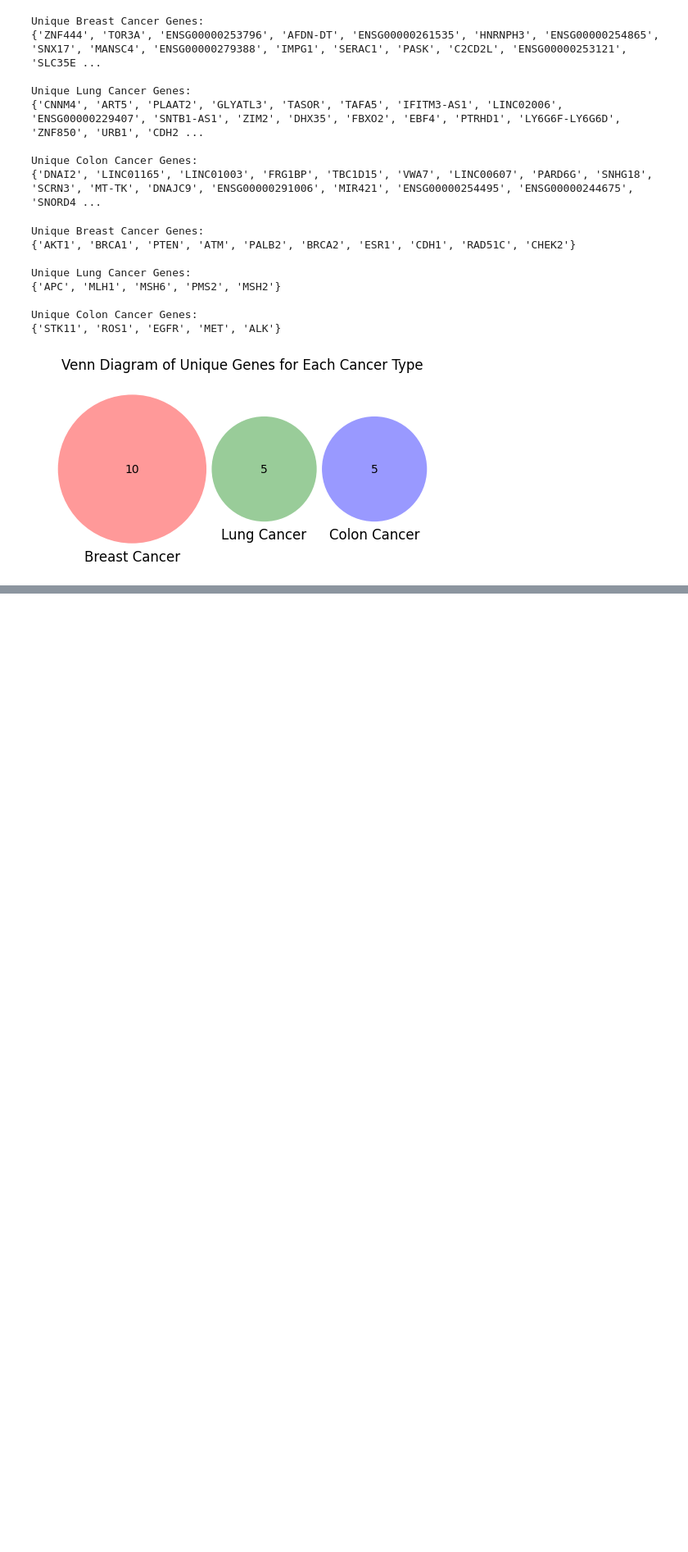
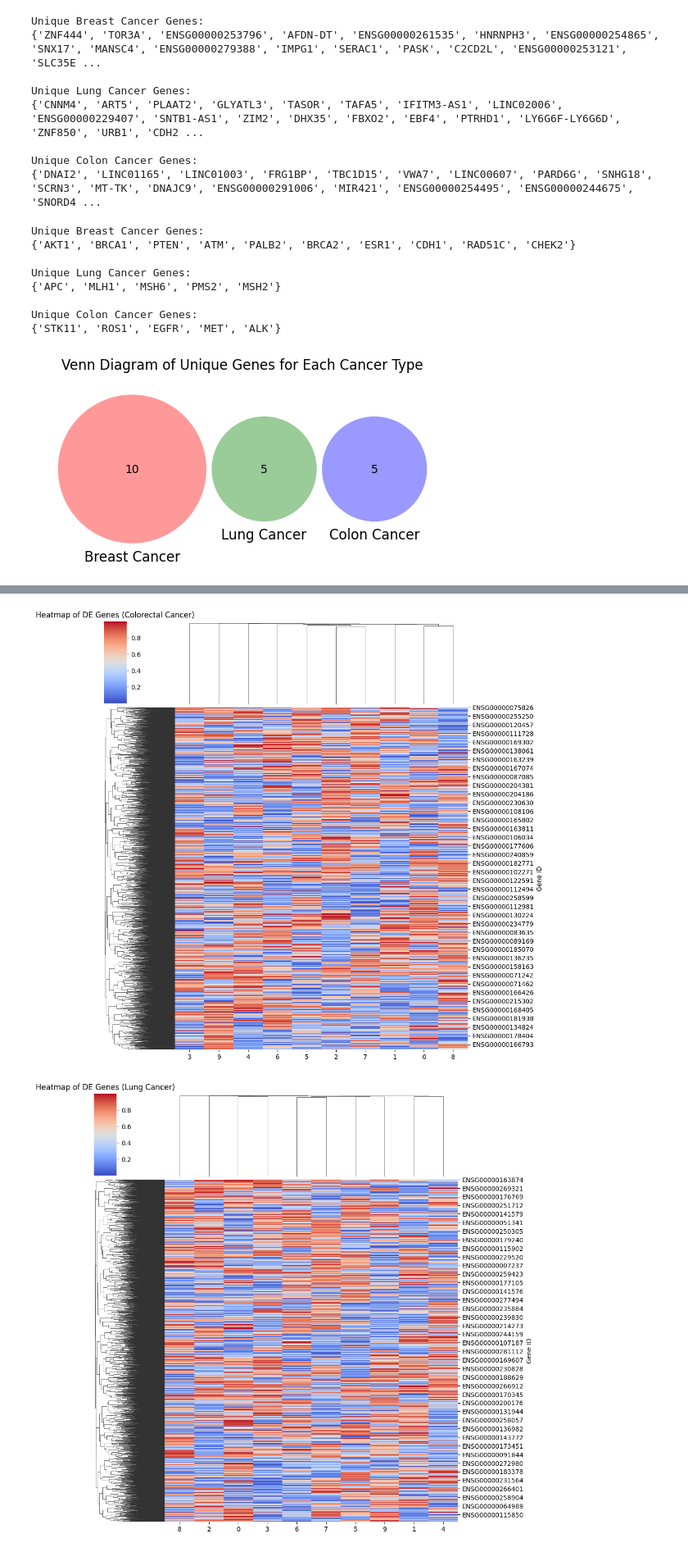
Before and after one commit to Melikaeydel/GSE256265, a Jupyter notebook: cancer.ipynb, the cells around one changed output, grey strips where cells are left out. Shown at 82% size. Drawn from its saved outputs; the diff is of its cells as text; code cells hidden in the pictures; blank space fills up the shorter version.

```diff
--- a/cancer.ipynb
+++ b/cancer.ipynb
@@ -432,0 +565,21 @@ plt.show()
+# %%
+import pandas as pd
+
+# بارگذاری فایل
+colo = pd.read_csv("/content/colo.tsv", sep='\t', index_col=0)
+
+# انتخاب ستون‌های مورد نظر
+colo = colo[
+    ["'primary tumor' vs 'adjacent non-tumor colon' in 'colorectal cancer'.p-value",
+     "'primary tumor' vs 'adjacent non-tumor colon' in 'colorectal cancer'.log2foldchange"]
+]
+
+# تغییر نام ستون‌ها
+colo.columns = ['pval', 'logFC']
+
+# تبدیل به عدد
+colo['pval'] = pd.to_numeric(colo['pval'], errors='coerce')
+colo['logFC'] = pd.to_numeric(colo['logFC'], errors='coerce')
+
+# فیلتر کردن ژن‌های دیفرانسیل بیان‌یافته
+colo_degs = colo[(colo['pval'] < 0.05) & (colo['logFC'].abs() > 1)]
@@ -432,0 +662,17 @@ plt.show()
+# %%
+# برای Heatmap سرطان روده (Colorectal)
+genes_for_heatmap_colo = colo_degs.index  # ژن‌های DE برای سرطان روده
+heatmap_data_colo = pd.DataFrame(np.random.rand(len(genes_for_heatmap_colo), 10), index=genes_for_heatmap_colo)
+sns.clustermap(heatmap_data_colo, cmap="coolwarm", figsize=(10, 10), method='average', metric='euclidean')
+plt.title('Heatmap of DE Genes (Colorectal Cancer)')
+plt.show()
+
+# برای Heatmap سرطان ریه (Lung)
+genes_for_heatmap_lung = lung_degs.index  # ژن‌های DE برای سرطان ریه
+heatmap_data_lung = pd.DataFrame(np.random.rand(len(genes_for_heatmap_lung), 10), index=genes_for_heatmap_lung)
+sns.clustermap(heatmap_data_lung, cmap="coolwarm", figsize=(10, 10), method='average', metric='euclidean')
+plt.title('Heatmap of DE Genes (Lung Cancer)')
+plt.show()
+# %% [output]
+[figure, added]
+[figure, added]
```
Also changed, not shown: parts of 38 cells of this notebook.
